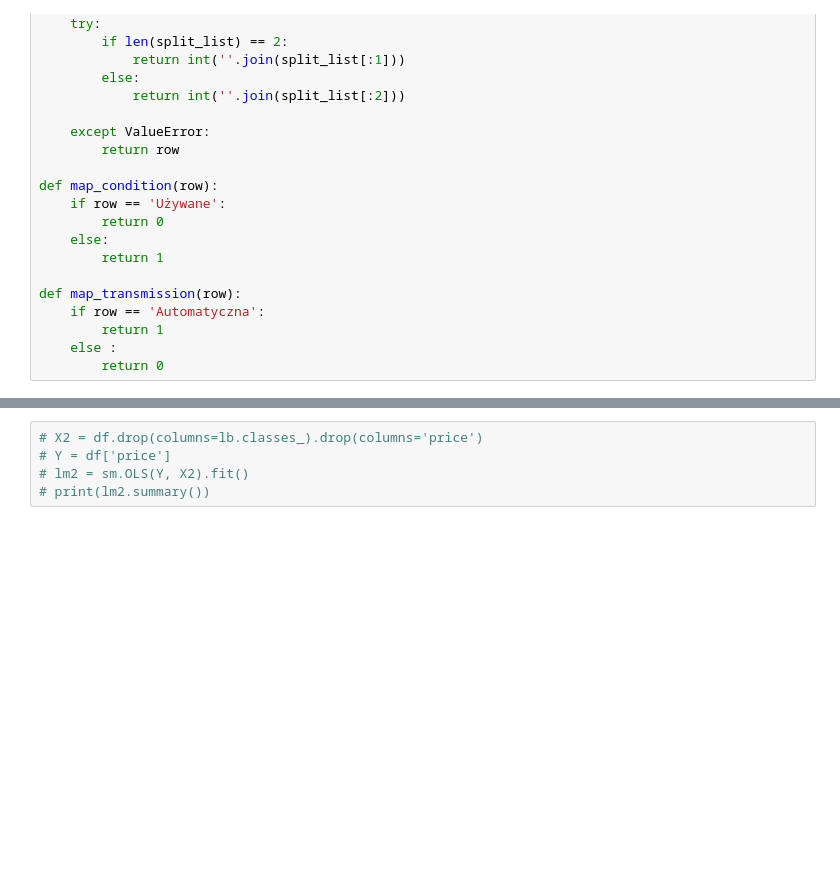
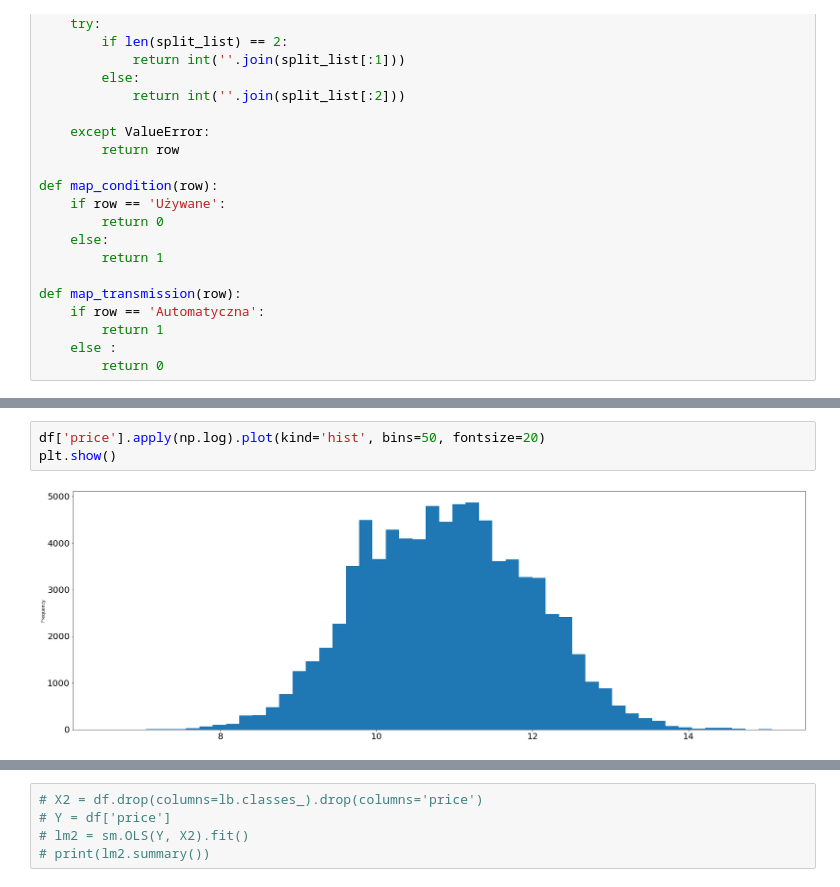
Before and after one commit to kuba1302/econometrics-otomoto, a Jupyter notebook: otomoto.ipynb, the cells around one changed output, grey strips where cells are left out. Drawn from its saved outputs; the diff is of its cells as text; blank space fills up the shorter version.

```diff
--- a/otomoto.ipynb
+++ b/otomoto.ipynb
@@ -154,0 +237,5 @@ print(df.shape)
+# %%
+df['price'].apply(np.log).plot(kind='hist', bins=50, fontsize=20)
+plt.show()
+# %% [output]
+[figure, added]
```
Also changed, not shown: parts of 32 cells of this notebook.
